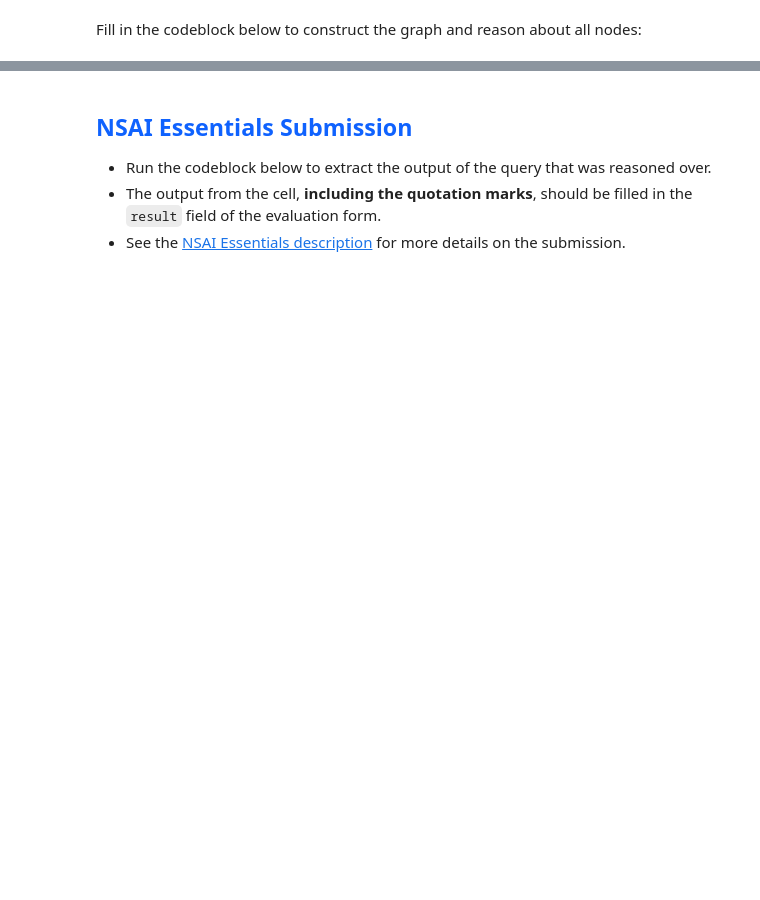
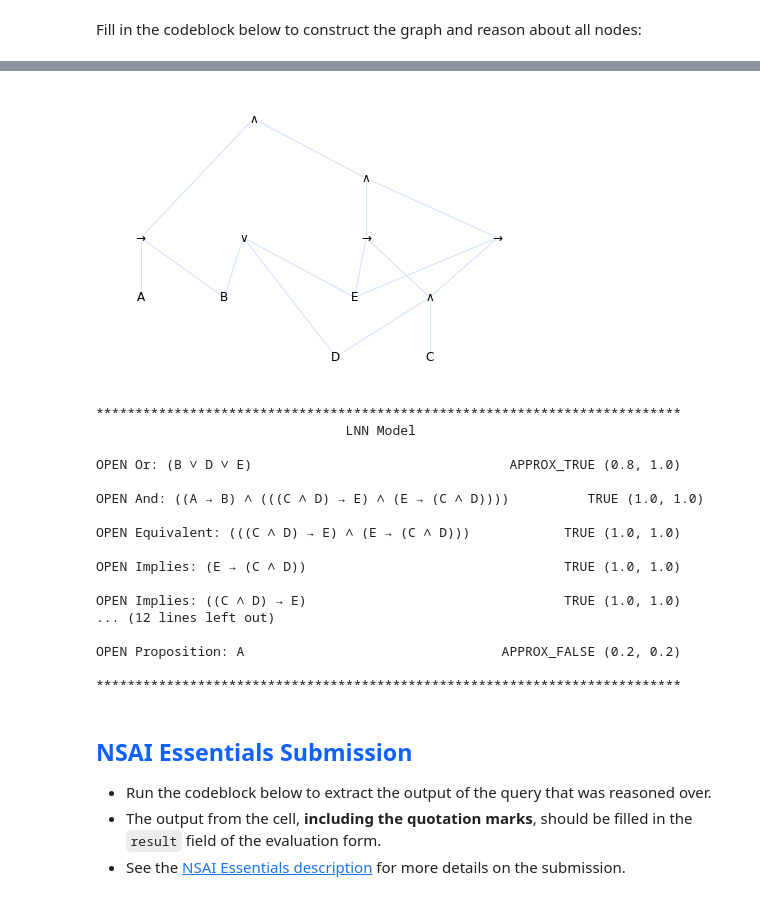
Before and after one commit to SZoerner/LNN, a Jupyter notebook: tutorials/Chapter 1 - Reasoning/experiments/experiment 0.ipynb, the cells around one changed output, grey strips where cells are left out. Cells and saved outputs as stored; diff of their text form; code cells hidden in the pictures; blank space fills up the shorter version.

```diff
--- a/tutorials/Chapter 1 - Reasoning/experiments/experiment 0.ipynb
+++ b/tutorials/Chapter 1 - Reasoning/experiments/experiment 0.ipynb
@@ -89,7 +111,32 @@ Finally, find the state of the **disjunction** between nodes `B`, `D` and `E` us
 </center>
 # %%
 from lnn import Or
+
 query = Or(B,D,E)
+model.set_query(query)
+model.infer()
+
+model.plot_graph()
+model.print()
+# %% [output]
+[figure, added]
+***************************************************************************
+                                LNN Model
+
+OPEN Or: (B ∨ D ∨ E)                                 APPROX_TRUE (0.8, 1.0)
+
+OPEN And: ((A → B) ∧ (((C ∧ D) → E) ∧ (E → (C ∧ D))))          TRUE (1.0, 1.0)
+
+OPEN Equivalent: (((C ∧ D) → E) ∧ (E → (C ∧ D)))            TRUE (1.0, 1.0)
+
+OPEN Implies: (E → (C ∧ D))                                 TRUE (1.0, 1.0)
+
+OPEN Implies: ((C ∧ D) → E)                                 TRUE (1.0, 1.0)
+... (12 lines left out)
+
+OPEN Proposition: A                                 APPROX_FALSE (0.2, 0.2)
+
+***************************************************************************
 # %% [markdown]
 <h2 style="color:#0f62fe"><strong>NSAI Essentials Submission</strong></h2>
 
```
Also changed, not shown: parts of 2 cells of this notebook.
